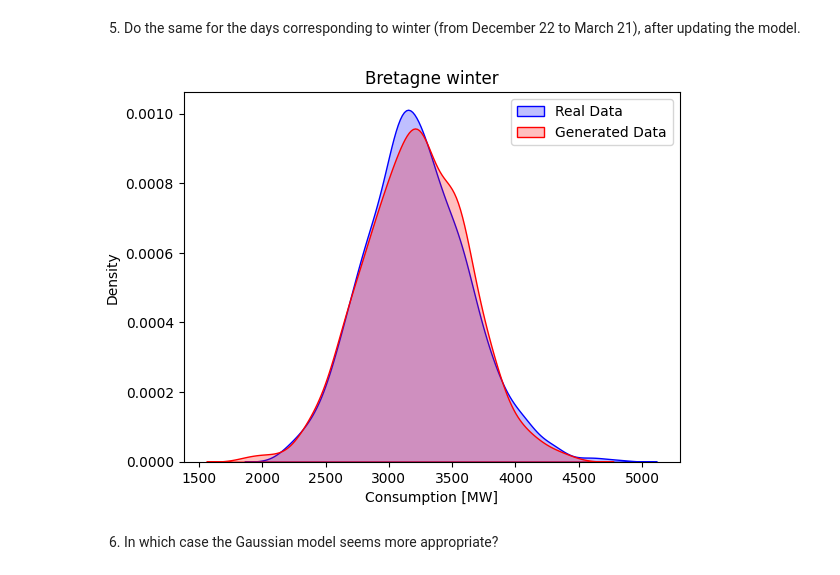
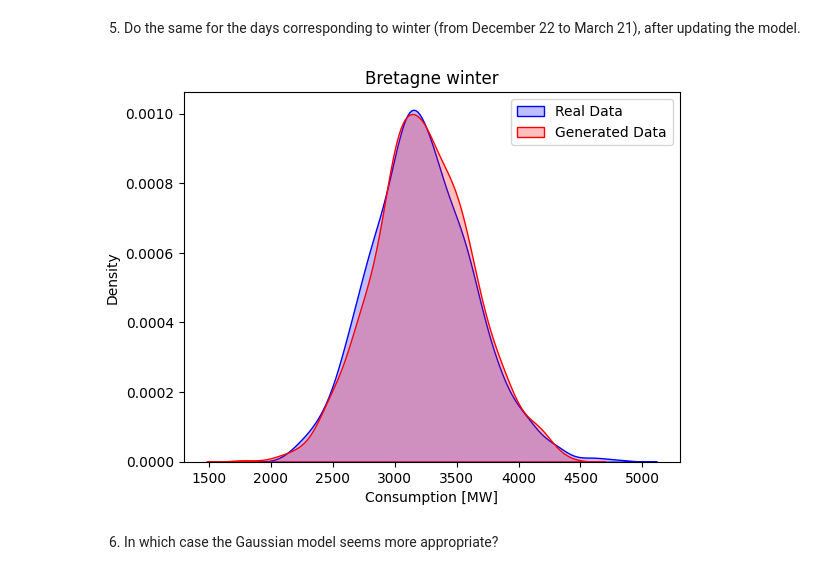
Before and after one commit to lucaerba/AllExs, a Jupyter notebook: Statistics_project/project.ipynb, the cells around one changed output. Saved outputs shown, nothing was run; the diff lists cells and outputs as text; code cells hidden in the pictures.

```diff
--- a/Statistics_project/project.ipynb
+++ b/Statistics_project/project.ipynb
@@ -194,22 +194,20 @@ plot_kdes(df_region, df_generated, region)
 # %%
 def winter_data(data):
     data_copy = data.copy()
 
     data_copy['date'] = pd.to_datetime(data_copy['date'])
     winter_datas = data_copy[((data_copy.date.dt.month == 12) & (data_copy.date.dt.day >= 22)) | (data_copy.date.dt.month <= 2) | ((data_copy.date.dt.month == 3) & (data_copy.date.dt.day <= 21))]
     return winter_datas
 
-def winter_plots(data):
-    winter_datas = winter_data(data)
-    mu_winter, std_dev_winter = mean_stddev_est(winter_datas)
 
-    # Generate data for winter
-    df_generated_winter = gauss_model(winter_datas)
-    plot_kdes(winter_datas, df_generated_winter, region+" winter")
+winter_datas = winter_data(df_region)
+mu_winter, std_dev_winter = mean_stddev_est(winter_datas)
+# Generate data for winter
+df_generated_winter = generate_newdata(winter_datas)
 
-winter_plots(df_region)
+plot_kdes(winter_datas, df_generated_winter, region+" winter")
 # %% [output]
-[figure, old version]
+[figure, new version]
 # %% [markdown]
 6. In which case the Gaussian model seems more appropriate?
 # %% [markdown]
```
Also changed, not shown: parts of 7 cells of this notebook.
